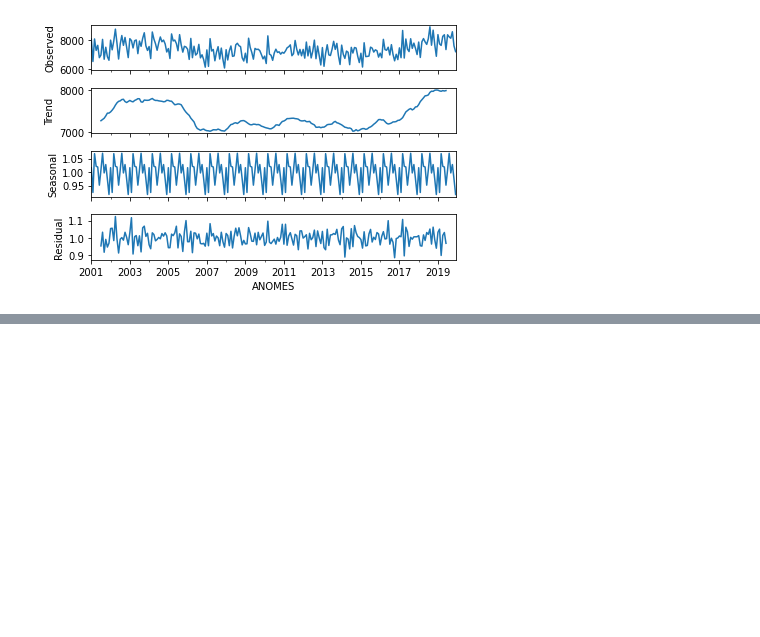
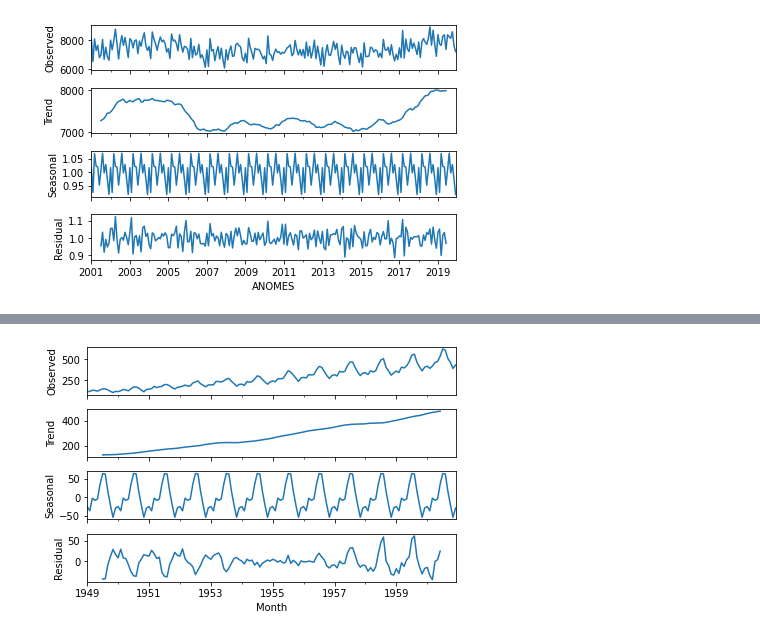
Before and after one commit to Kensawa94/Portifolio-Alura, a Jupyter notebook: Diário/Módulo 4/Atividade - 4/Atividade - 4.ipynb, the cells around one changed output, grey strips where cells are left out. Drawn from its saved outputs; the diff is of its cells as text; code cells hidden in the pictures; blank space fills up the shorter version.

```diff
--- a/Diário/Módulo 4/Atividade - 4/Atividade - 4.ipynb
+++ b/Diário/Módulo 4/Atividade - 4/Atividade - 4.ipynb
@@ -226,0 +251,5 @@ decomposicao_Mult.plot();
+# %%
+decomposicao_p = seasonal_decompose(dados_pass.set_index('Month'))
+decomposicao_p.plot();
+# %% [output]
+[figure, added]
```
Also changed, not shown: parts of 8 cells of this notebook.
